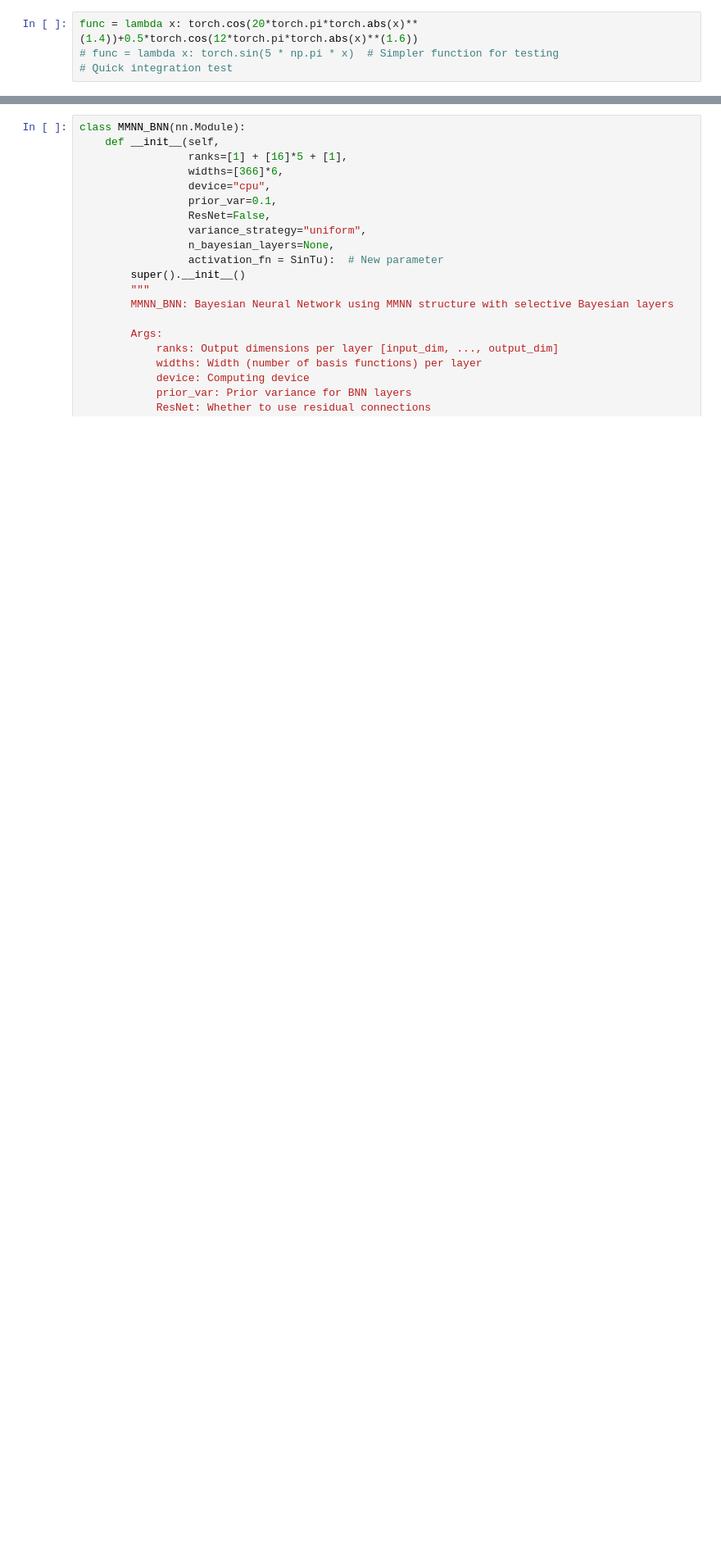
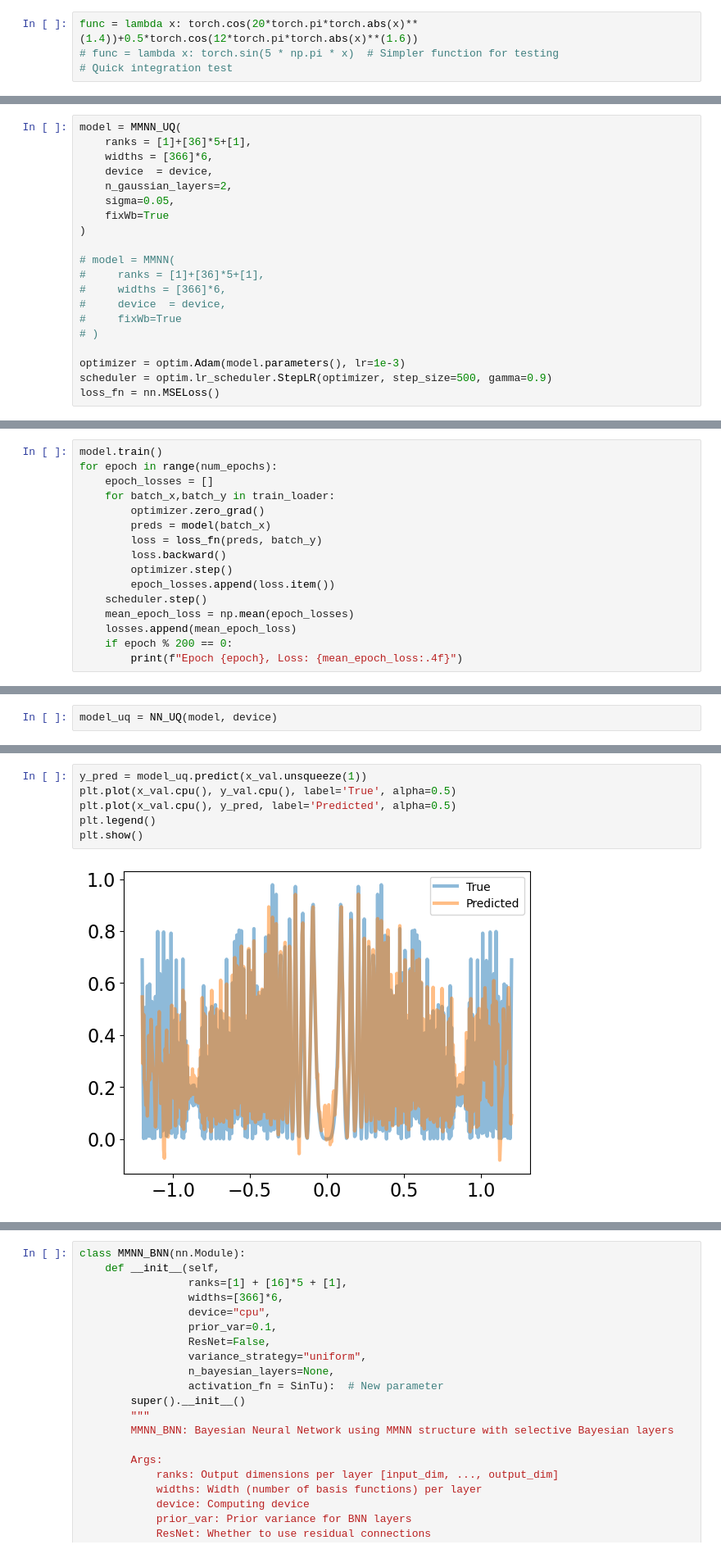
Before and after one commit to SebasGutHdz/MMNN, a Jupyter notebook: mmnn_bnn.ipynb, the cells around one changed output, grey strips where cells are left out. Shown at 82% size. Cells and saved outputs as stored; diff of their text form; blank space fills up the shorter version.

```diff
--- a/mmnn_bnn.ipynb
+++ b/mmnn_bnn.ipynb
@@ -30,0 +65,20 @@ class SinTu(nn.Module):
+# %%
+model = MMNN_UQ(
+    ranks = [1]+[36]*5+[1],
+    widths = [366]*6,
+    device  = device,
+    n_gaussian_layers=2,
+    sigma=0.05,
+    fixWb=True
+)
+
+# model = MMNN(
+#     ranks = [1]+[36]*5+[1],
+#     widths = [366]*6,
+#     device  = device,
+#     fixWb=True
+# )
+
+optimizer = optim.Adam(model.parameters(), lr=1e-3)
+scheduler = optim.lr_scheduler.StepLR(optimizer, step_size=500, gamma=0.9)
+loss_fn = nn.MSELoss()
@@ -30,0 +99,16 @@ class SinTu(nn.Module):
+# %%
+model.train()
+for epoch in range(num_epochs):
+    epoch_losses = []
+    for batch_x,batch_y in train_loader:
+        optimizer.zero_grad()
+        preds = model(batch_x)
+        loss = loss_fn(preds, batch_y)
+        loss.backward()
+        optimizer.step()
+        epoch_losses.append(loss.item())
+    scheduler.step()
+    mean_epoch_loss = np.mean(epoch_losses)
+    losses.append(mean_epoch_loss)
+    if epoch % 200 == 0:
+        print(f"Epoch {epoch}, Loss: {mean_epoch_loss:.4f}")
@@ -30,0 +216,2 @@ class SinTu(nn.Module):
+# %%
+model_uq = NN_UQ(model, device)
@@ -30,0 +222,8 @@ class SinTu(nn.Module):
+# %%
+y_pred = model_uq.predict(x_val.unsqueeze(1))
+plt.plot(x_val.cpu(), y_val.cpu(), label='True', alpha=0.5)
+plt.plot(x_val.cpu(), y_pred, label='Predicted', alpha=0.5)
+plt.legend()
+plt.show()
+# %% [output]
+[figure, added]
```
Also changed, not shown: parts of 14 cells of this notebook, 5 other files.
